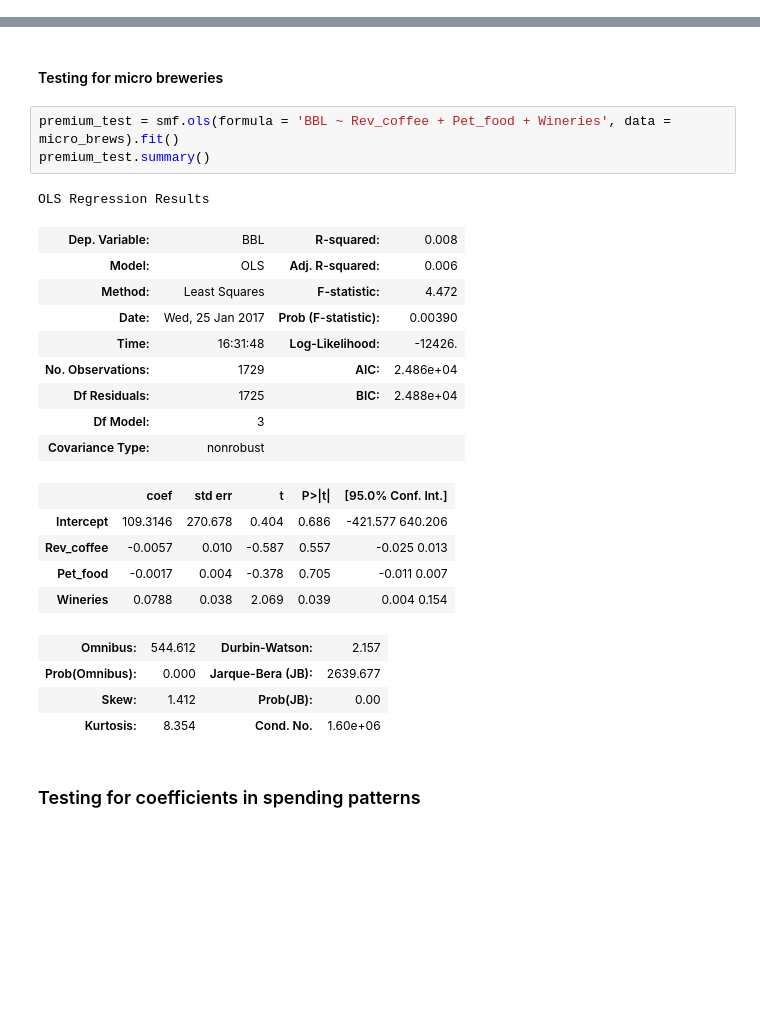
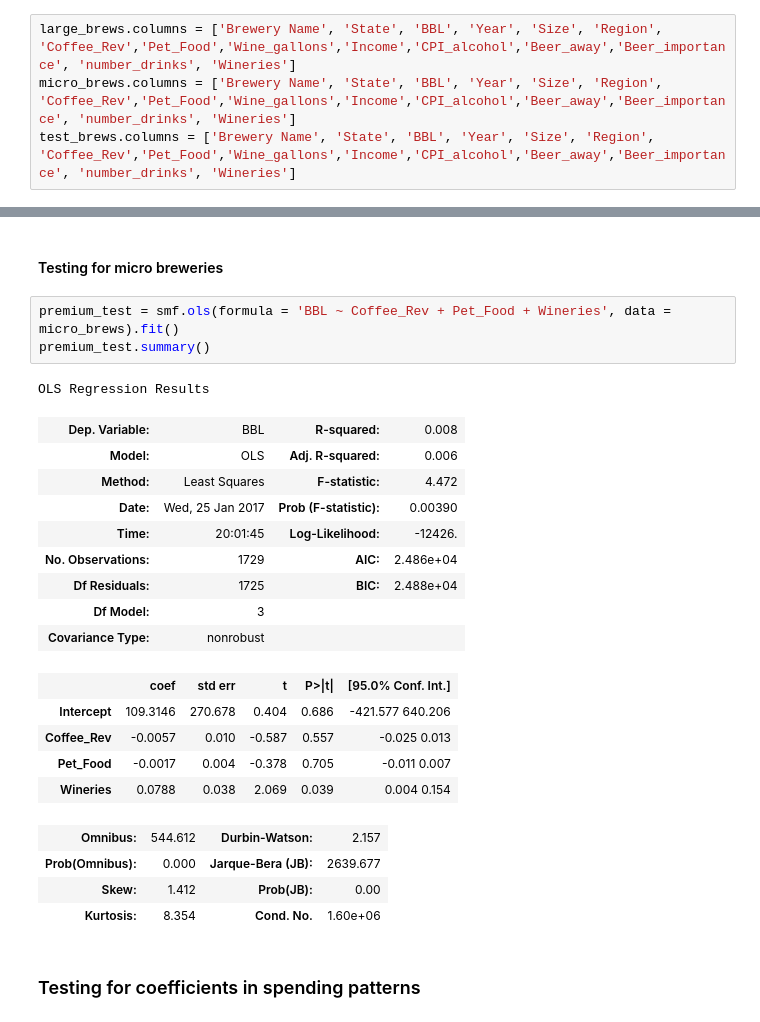
Before and after one commit to RFortney88/ds-sf-29, a Jupyter notebook: projects/final-projects/05-presentation/RFortney.Final Project.ipynb, the cells around one changed output, grey strips where cells are left out. Cells and saved outputs as stored; diff of their text form; blank space fills up the shorter version.

```diff
--- a/projects/final-projects/05-presentation/RFortney.Final Project.ipynb
+++ b/projects/final-projects/05-presentation/RFortney.Final Project.ipynb
@@ -221,3 +227,7 @@ sb.plt.show()
 ### Testing for coefficients of similar premium products
 # %% [markdown]
 #### Testing for larger breweries
+# %%
+large_brews.columns = ['Brewery Name', 'State', 'BBL', 'Year', 'Size', 'Region', 'Coffee_Rev','Pet_Food','Wine_gallons','Income','CPI_alcohol','Beer_away','Beer_importance', 'number_drinks', 'Wineries']
+micro_brews.columns = ['Brewery Name', 'State', 'BBL', 'Year', 'Size', 'Region', 'Coffee_Rev','Pet_Food','Wine_gallons','Income','CPI_alcohol','Beer_away','Beer_importance', 'number_drinks', 'Wineries']
+test_brews.columns = ['Brewery Name', 'State', 'BBL', 'Year', 'Size', 'Region', 'Coffee_Rev','Pet_Food','Wine_gallons','Income','CPI_alcohol','Beer_away','Beer_importance', 'number_drinks', 'Wineries']
@@ -247,23 +267,23 @@ OLS Regression Results
 # %% [markdown]
 #### Testing for micro breweries
 # %%
-premium_test = smf.ols(formula = 'BBL ~ Rev_coffee + Pet_food + Wineries', data = micro_brews).fit()
+premium_test = smf.ols(formula = 'BBL ~ Coffee_Rev + Pet_Food + Wineries', data = micro_brews).fit()
 premium_test.summary()
 # %% [output]
 OLS Regression Results
 | Dep. Variable: | BBL | R-squared: | 0.008 |
 | Model: | OLS | Adj. R-squared: | 0.006 |
 | Method: | Least Squares | F-statistic: | 4.472 |
 | Date: | Wed, 25 Jan 2017 | Prob (F-statistic): | 0.00390 |
-| Time: | 16:31:48 | Log-Likelihood: | -12426. |
+| Time: | 20:01:45 | Log-Likelihood: | -12426. |
 | No. Observations: | 1729 | AIC: | 2.486e+04 |
 | Df Residuals: | 1725 | BIC: | 2.488e+04 |
 | Df Model: | 3 |  |  |
 | Covariance Type: | nonrobust |  |  |
 |  | coef | std err | t | P>|t| | [95.0% Conf. Int.] |
 | Intercept | 109.3146 | 270.678 | 0.404 | 0.686 | -421.577 640.206 |
-| Rev_coffee | -0.0057 | 0.010 | -0.587 | 0.557 | -0.025 0.013 |
-| Pet_food | -0.0017 | 0.004 | -0.378 | 0.705 | -0.011 0.007 |
+| Coffee_Rev | -0.0057 | 0.010 | -0.587 | 0.557 | -0.025 0.013 |
+| Pet_Food | -0.0017 | 0.004 | -0.378 | 0.705 | -0.011 0.007 |
 | Wineries | 0.0788 | 0.038 | 2.069 | 0.039 | 0.004 0.154 |
 | Omnibus: | 544.612 | Durbin-Watson: | 2.157 |
 | Prob(Omnibus): | 0.000 | Jarque-Bera (JB): | 2639.677 |
```
Also changed, not shown: parts of 8 cells of this notebook.
